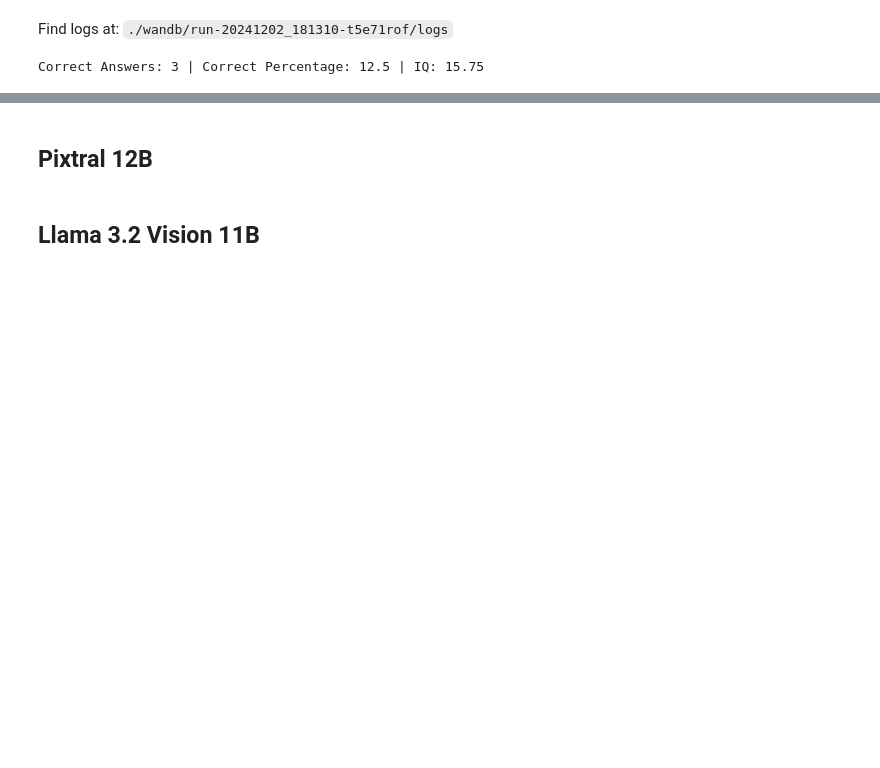
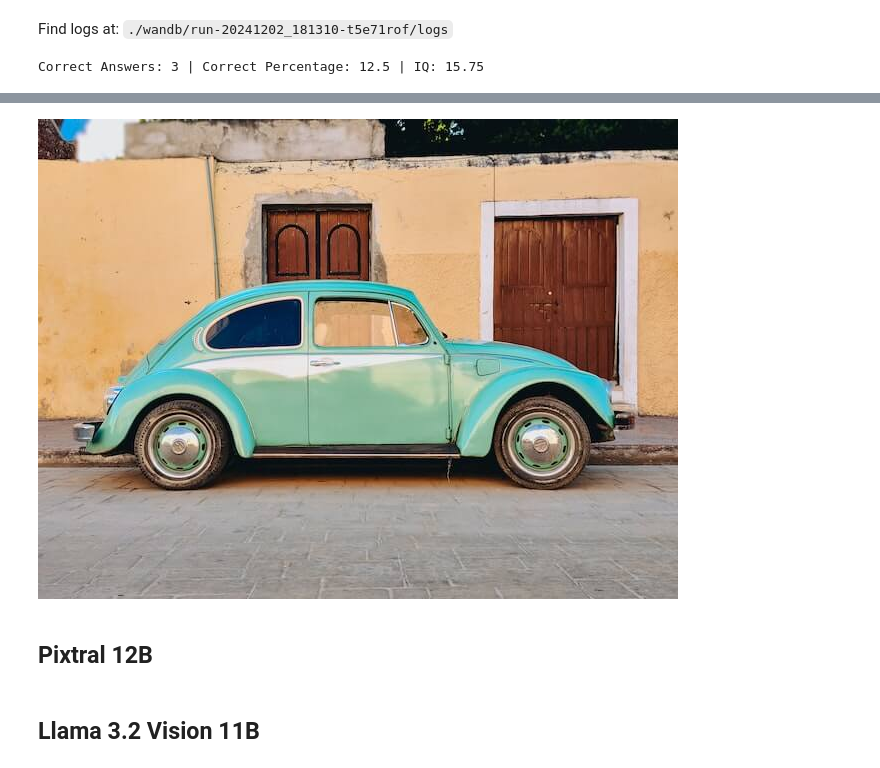
Before and after one commit to eduardalexandrut/llm-iq-test, a Jupyter notebook: LLM_visual_iq_test.ipynb, the cells around one changed output, grey strips where cells are left out. Cells and saved outputs as stored; diff of their text form; code cells hidden in the pictures; blank space fills up the shorter version.

```diff
--- a/LLM_visual_iq_test.ipynb
+++ b/LLM_visual_iq_test.ipynb
@@ -3462,3 +3472,7 @@ Correct Answers: 3 | Correct Percentage: 12.5 | IQ: 15.75
+# %%
+image
+# %% [output]
+[figure, added]
 # %% [markdown]
 ## Pixtral 12B
 # %% [markdown]
```
Also changed, not shown: parts of 10 cells of this notebook.
